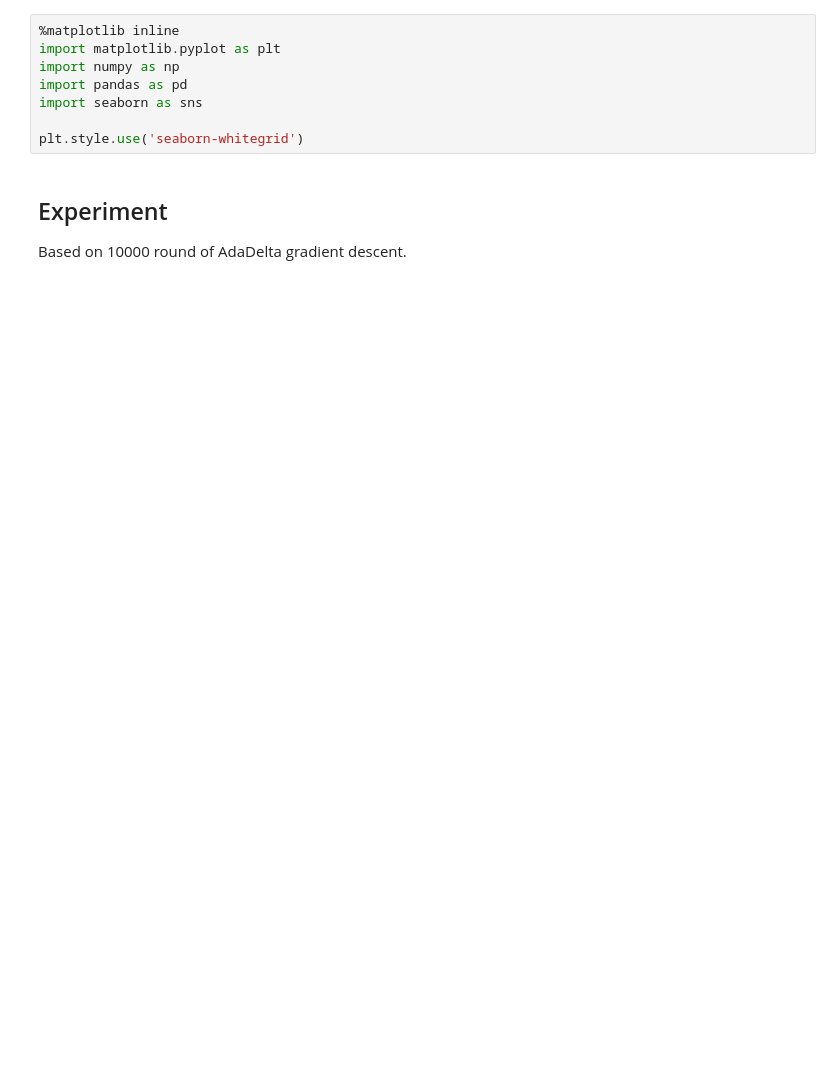
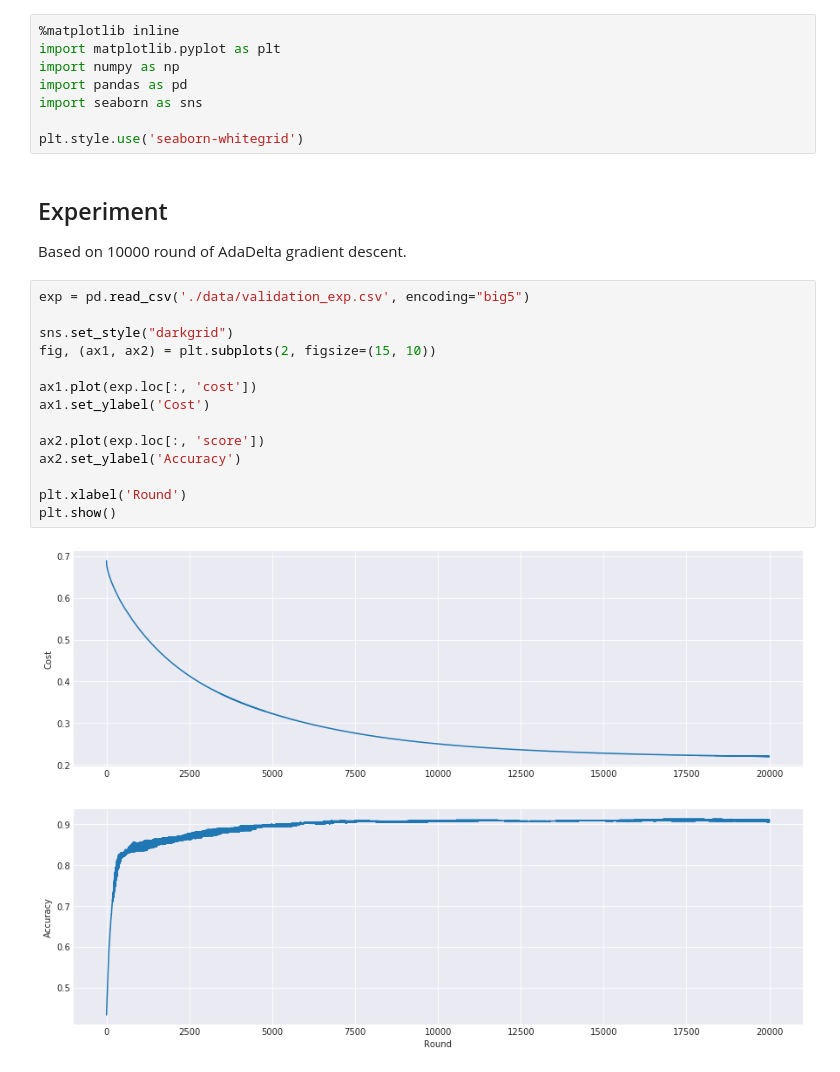
Before and after one commit to RichoHan/machine-learning, a Jupyter notebook: code/experiments.ipynb, the cells around one changed output. Saved outputs shown, nothing was run; the diff lists cells and outputs as text; blank space fills up the shorter version.

```diff
--- a/code/experiments.ipynb
+++ b/code/experiments.ipynb
@@ -9,4 +9,20 @@ plt.style.use('seaborn-whitegrid')
 # %% [markdown]
 ## Experiment
 Based on 10000 round of AdaDelta gradient descent.
+# %%
+exp = pd.read_csv('./data/validation_exp.csv', encoding="big5")
+
+sns.set_style("darkgrid")
+fig, (ax1, ax2) = plt.subplots(2, figsize=(15, 10))
+
+ax1.plot(exp.loc[:, 'cost'])
+ax1.set_ylabel('Cost')
+
+ax2.plot(exp.loc[:, 'score'])
+ax2.set_ylabel('Accuracy')
+
+plt.xlabel('Round')
+plt.show()
+# %% [output]
+[figure, added]
 # %%
```
Also changed, not shown: parts of 1 cell of this notebook, 4 other files.
